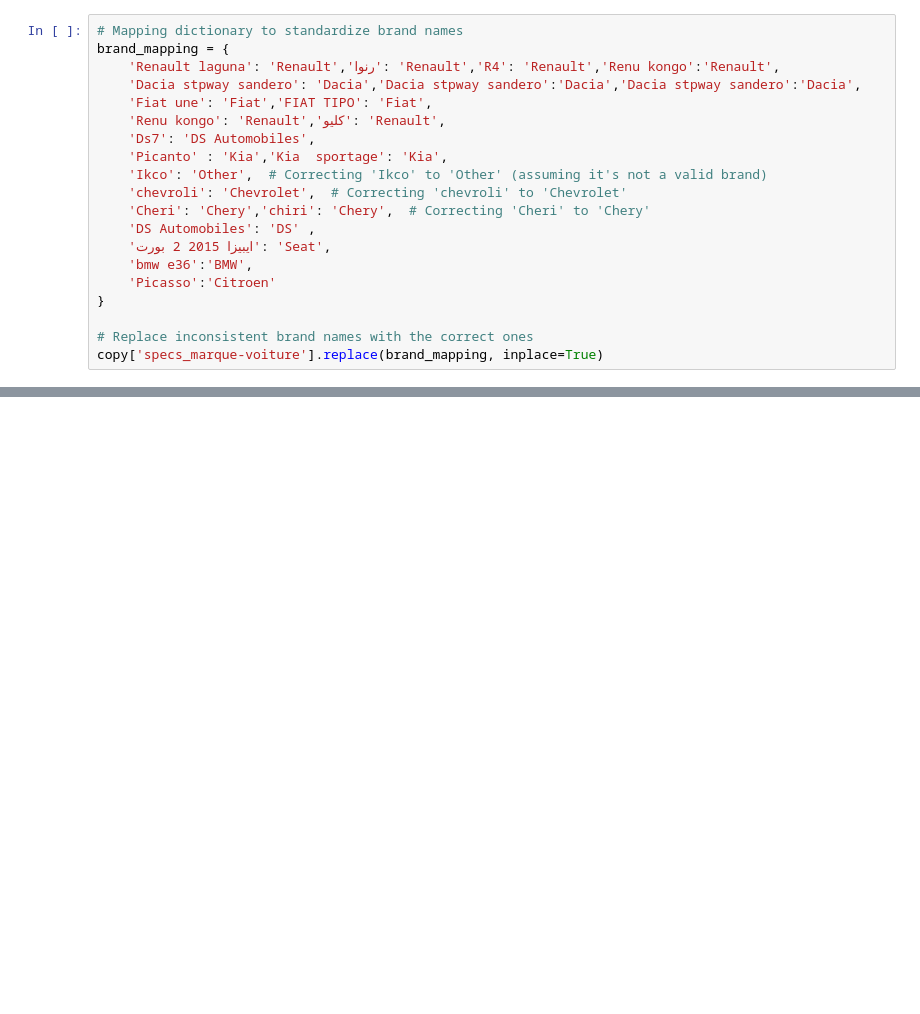
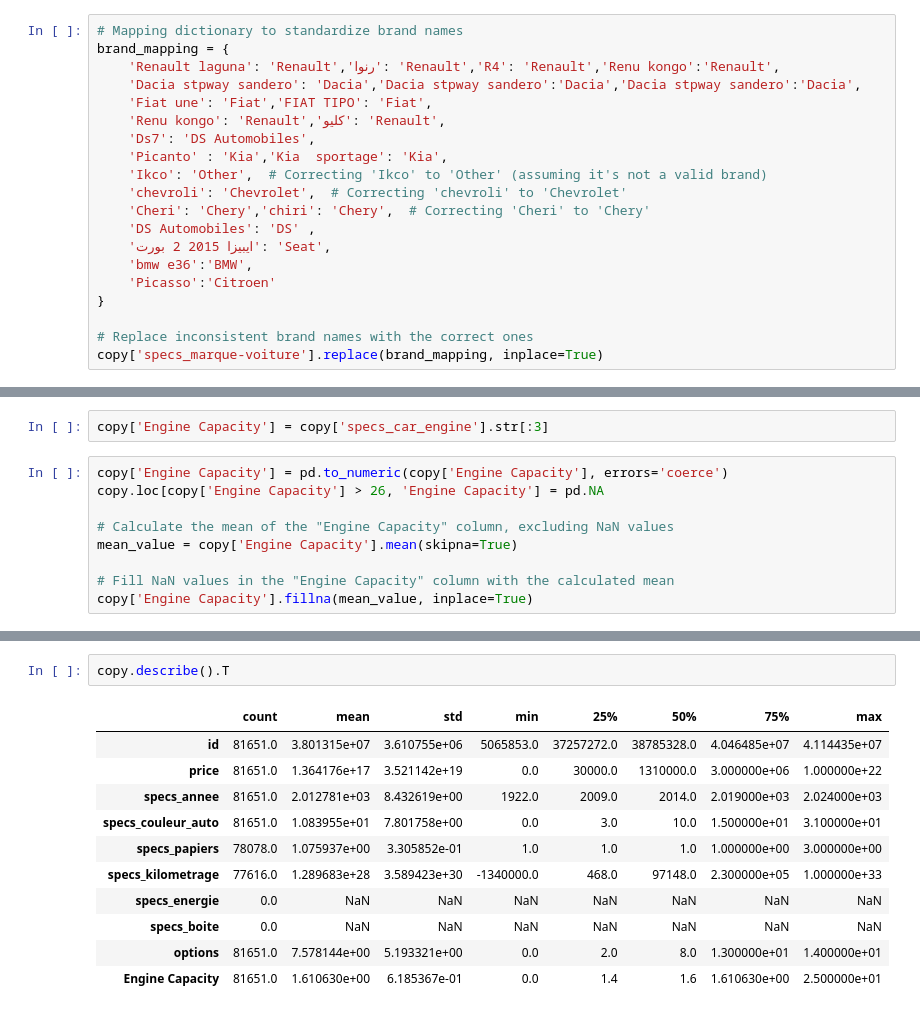
Before and after one commit to AyaaBELHADJ/Price-Predictor-ML-, a Jupyter notebook: cleaning_AYA.ipynb, the cells around one changed output, grey strips where cells are left out. Cells and saved outputs as stored; diff of their text form; blank space fills up the shorter version.

```diff
--- a/cleaning_AYA.ipynb
+++ b/cleaning_AYA.ipynb
@@ -285,0 +286,11 @@ print(unique_brands)
+# %%
+copy['Engine Capacity'] = copy['specs_car_engine'].str[:3]
+# %%
+copy['Engine Capacity'] = pd.to_numeric(copy['Engine Capacity'], errors='coerce')
+copy.loc[copy['Engine Capacity'] > 26, 'Engine Capacity'] = pd.NA
+
+# Calculate the mean of the "Engine Capacity" column, excluding NaN values
+mean_value = copy['Engine Capacity'].mean(skipna=True)
+
+# Fill NaN values in the "Engine Capacity" column with the calculated mean
+copy['Engine Capacity'].fillna(mean_value, inplace=True)
@@ -285,0 +343,14 @@ print(unique_brands)
+# %%
+copy.describe().T
+# %% [output]
+|  | count | mean | std | min | 25% | 50% | 75% | max |
+| id | 81651.0 | 3.801315e+07 | 3.610755e+06 | 5065853.0 | 37257272.0 | 38785328.0 | 4.046485e+07 | 4.114435e+07 |
+| price | 81651.0 | 1.364176e+17 | 3.521142e+19 | 0.0 | 30000.0 | 1310000.0 | 3.000000e+06 | 1.000000e+22 |
+| specs_annee | 81651.0 | 2.012781e+03 | 8.432619e+00 | 1922.0 | 2009.0 | 2014.0 | 2.019000e+03 | 2.024000e+03 |
+| specs_couleur_auto | 81651.0 | 1.083955e+01 | 7.801758e+00 | 0.0 | 3.0 | 10.0 | 1.500000e+01 | 3.100000e+01 |
+| specs_papiers | 78078.0 | 1.075937e+00 | 3.305852e-01 | 1.0 | 1.0 | 1.0 | 1.000000e+00 | 3.000000e+00 |
+| specs_kilometrage | 77616.0 | 1.289683e+28 | 3.589423e+30 | -1340000.0 | 468.0 | 97148.0 | 2.300000e+05 | 1.000000e+33 |
+| specs_energie | 0.0 | NaN | NaN | NaN | NaN | NaN | NaN | NaN |
+| specs_boite | 0.0 | NaN | NaN | NaN | NaN | NaN | NaN | NaN |
+| options | 81651.0 | 7.578144e+00 | 5.193321e+00 | 0.0 | 2.0 | 8.0 | 1.300000e+01 | 1.400000e+01 |
+| Engine Capacity | 81651.0 | 1.610630e+00 | 6.185367e-01 | 0.0 | 1.4 | 1.6 | 1.610630e+00 | 2.500000e+01 |
```
Also changed, not shown: parts of 15 cells of this notebook, 1 other file.
